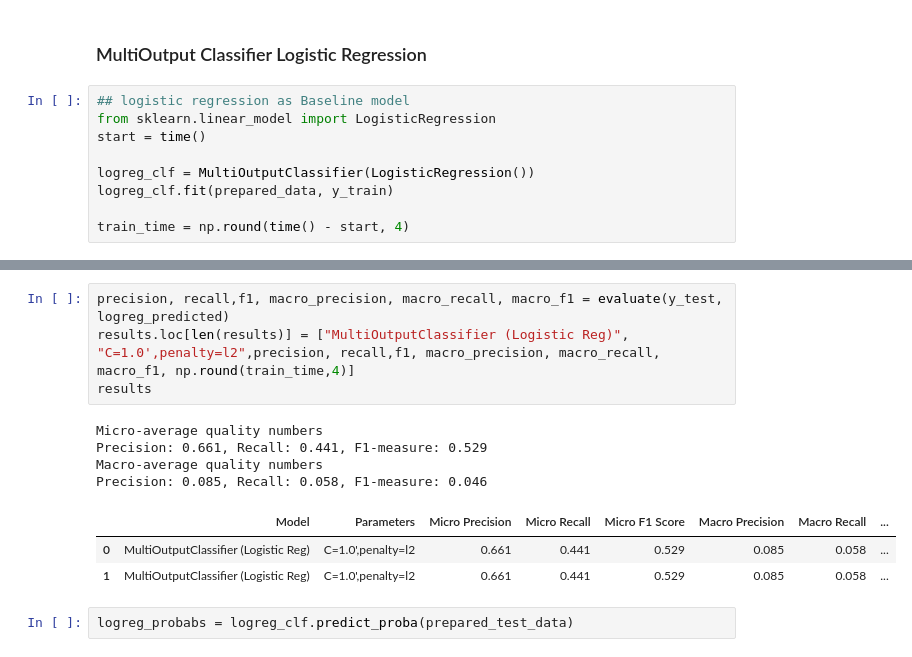
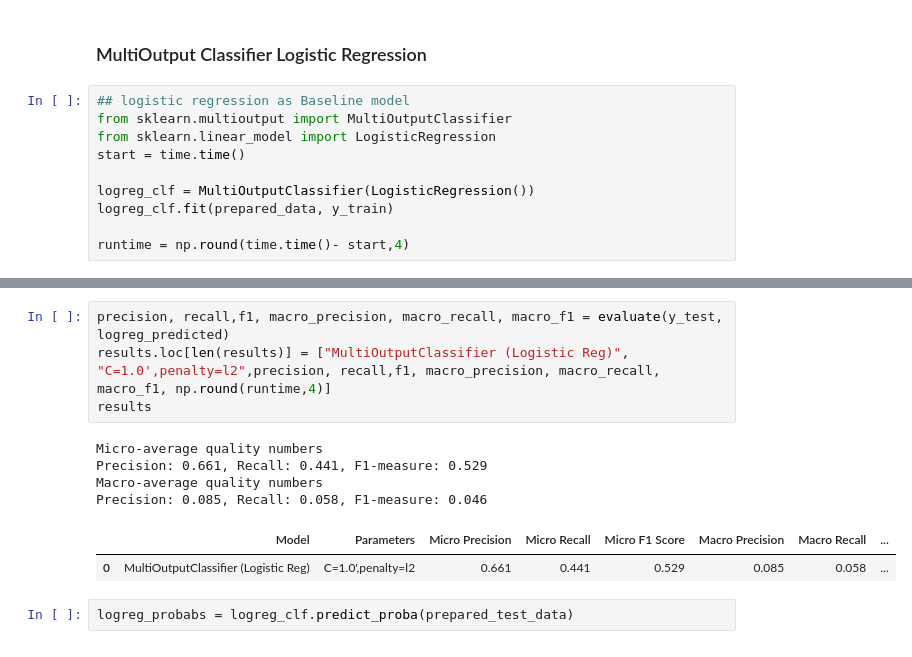
Before and after one commit to ayeshabhimdi/education-reboot, a Jupyter notebook: project/Reboot-Education_boxplot-PandasMICE.ipynb, the cells around one changed output, grey strips where cells are left out. Drawn from its saved outputs; the diff is of its cells as text.

```diff
--- a/project/Reboot-Education_boxplot-PandasMICE.ipynb
+++ b/project/Reboot-Education_boxplot-PandasMICE.ipynb
@@ -1225,12 +1224,13 @@ results
 ###  MultiOutput Classifier Logistic Regression
 # %%
 ## logistic regression as Baseline model
+from sklearn.multioutput import MultiOutputClassifier
 from sklearn.linear_model import LogisticRegression
-start = time()
+start = time.time()
 
 logreg_clf = MultiOutputClassifier(LogisticRegression())
 logreg_clf.fit(prepared_data, y_train)
 
-train_time = np.round(time() - start, 4)
+runtime = np.round(time.time()- start,4)
 # %%
 logreg_predicted = logreg_clf.predict(prepared_test_data)
@@ -1243,15 +1237,14 @@ Accuracy Score:  (0.661, 0.441, 0.529, 0.085, 0.058, 0.046)
 # %%
 precision, recall,f1, macro_precision, macro_recall, macro_f1 = evaluate(y_test, logreg_predicted)
-results.loc[len(results)] = ["MultiOutputClassifier (Logistic Reg)", "C=1.0',penalty=l2",precision, recall,f1, macro_precision, macro_recall, macro_f1, np.round(train_time,4)]
+results.loc[len(results)] = ["MultiOutputClassifier (Logistic Reg)", "C=1.0',penalty=l2",precision, recall,f1, macro_precision, macro_recall, macro_f1, np.round(runtime,4)]
 results
 # %% [output]
 Micro-average quality numbers
 Precision: 0.661, Recall: 0.441, F1-measure: 0.529
 Macro-average quality numbers
 Precision: 0.085, Recall: 0.058, F1-measure: 0.046
 |  | Model | Parameters | Micro Precision | Micro Recall | Micro F1 Score | Macro Precision | Macro Recall | ... |
 | 0 | MultiOutputClassifier (Logistic Reg) | C=1.0',penalty=l2 | 0.661 | 0.441 | 0.529 | 0.085 | 0.058 | ... |
-| 1 | MultiOutputClassifier (Logistic Reg) | C=1.0',penalty=l2 | 0.661 | 0.441 | 0.529 | 0.085 | 0.058 | ... |
 # %%
 logreg_probabs = logreg_clf.predict_proba(prepared_test_data)
 # %%
```
Also changed, not shown: parts of 21 cells of this notebook.
